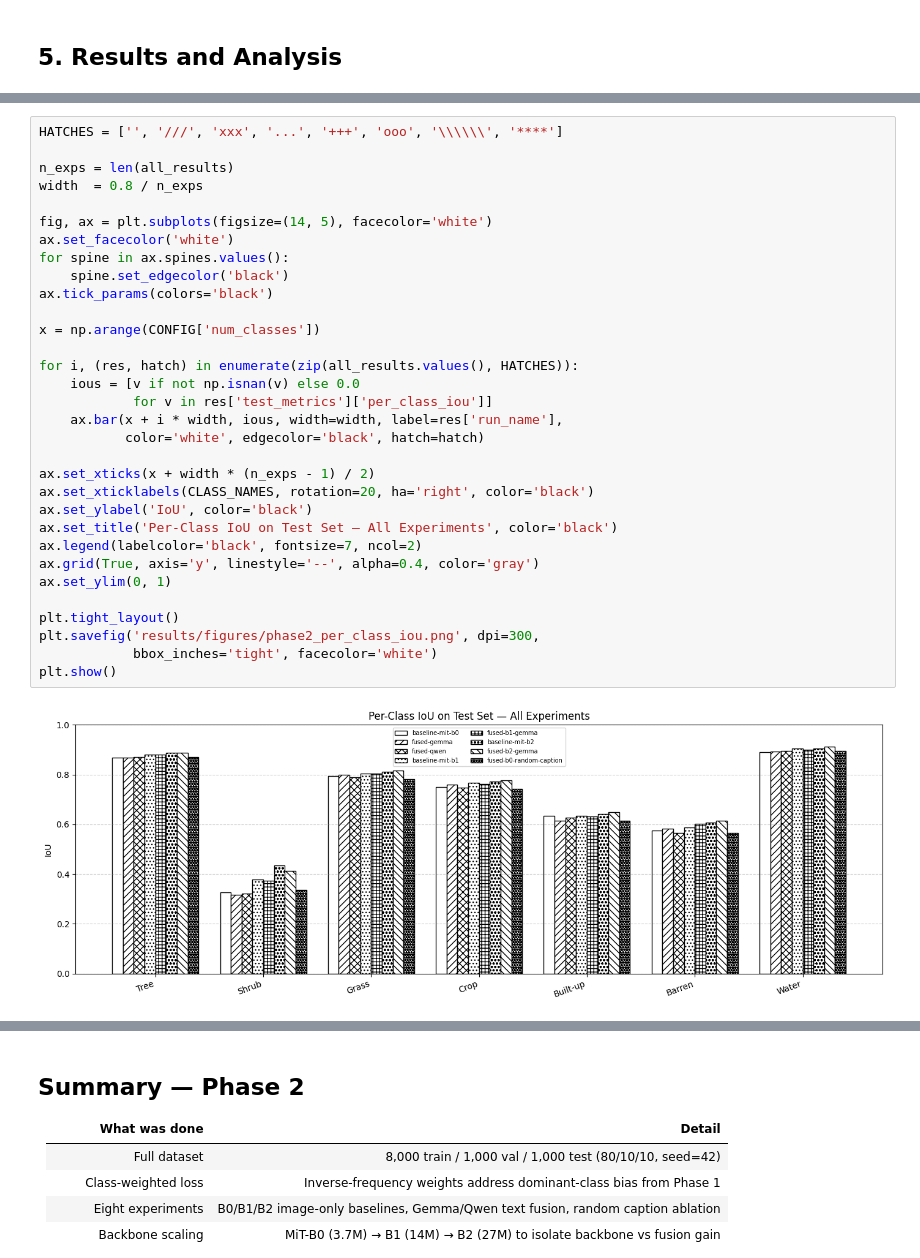
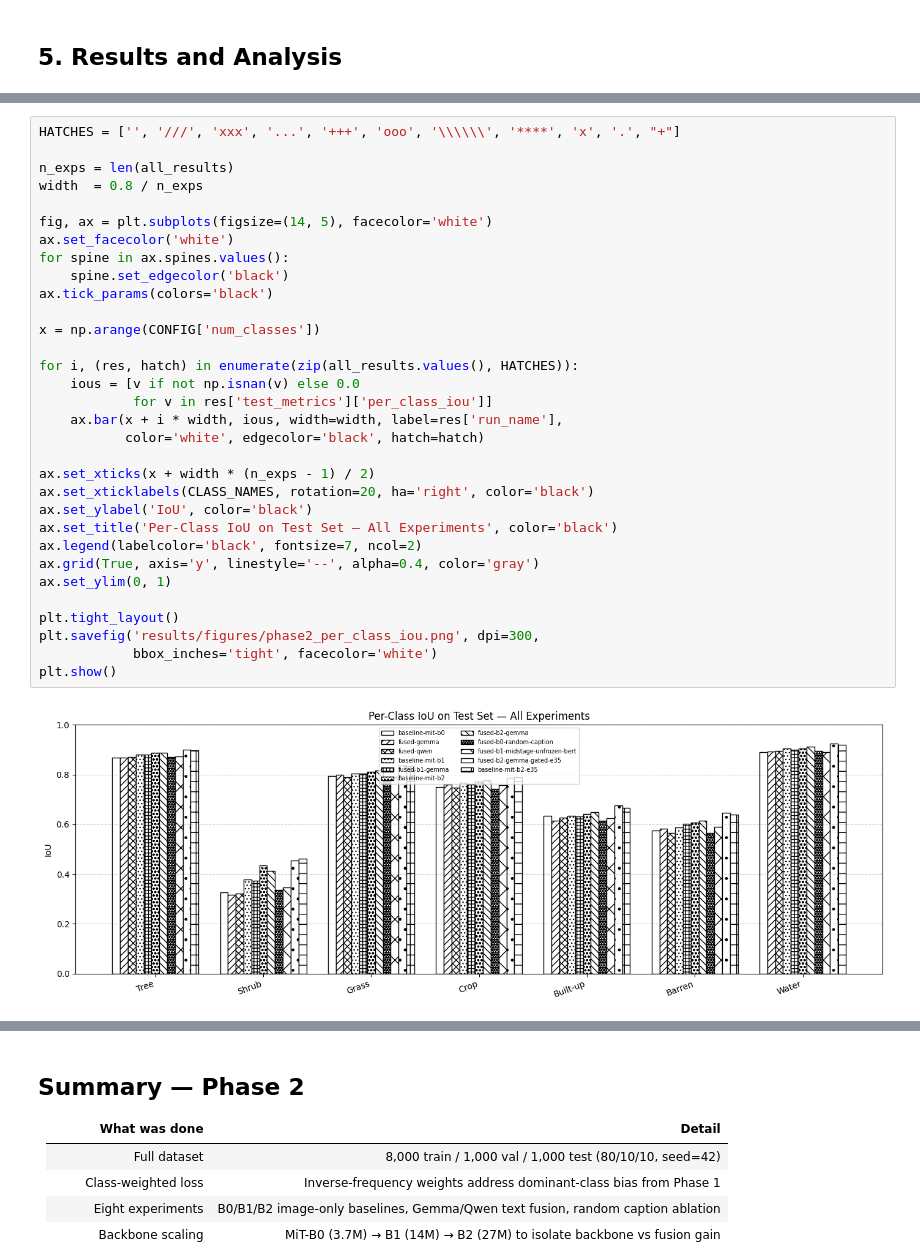
Before and after one commit to ftmoztl/multimodal-landcover-segmentation, a Jupyter notebook: notebooks/phase3_final_results.ipynb, the cells around one changed output, grey strips where cells are left out. Drawn from its saved outputs; the diff is of its cells as text.

```diff
--- a/notebooks/phase3_final_results.ipynb
+++ b/notebooks/phase3_final_results.ipynb
@@ -1318,37 +1559,37 @@ if 'fused_gemma' in all_results and 'fused_random' in all_results:
 # %%
-HATCHES = ['', '///', 'xxx', '...', '+++', 'ooo', '\\\\\\', '****']
+HATCHES = ['', '///', 'xxx', '...', '+++', 'ooo', '\\\\\\', '****', 'x', '.', "+"]
 
 n_exps = len(all_results)
 width  = 0.8 / n_exps
 
 fig, ax = plt.subplots(figsize=(14, 5), facecolor='white')
 ax.set_facecolor('white')
 for spine in ax.spines.values():
     spine.set_edgecolor('black')
 ax.tick_params(colors='black')
 
 x = np.arange(CONFIG['num_classes'])
 
 for i, (res, hatch) in enumerate(zip(all_results.values(), HATCHES)):
     ious = [v if not np.isnan(v) else 0.0
             for v in res['test_metrics']['per_class_iou']]
     ax.bar(x + i * width, ious, width=width, label=res['run_name'],
            color='white', edgecolor='black', hatch=hatch)
 
 ax.set_xticks(x + width * (n_exps - 1) / 2)
 ax.set_xticklabels(CLASS_NAMES, rotation=20, ha='right', color='black')
 ax.set_ylabel('IoU', color='black')
 ax.set_title('Per-Class IoU on Test Set — All Experiments', color='black')
 ax.legend(labelcolor='black', fontsize=7, ncol=2)
 ax.grid(True, axis='y', linestyle='--', alpha=0.4, color='gray')
 ax.set_ylim(0, 1)
 
 plt.tight_layout()
 plt.savefig('results/figures/phase2_per_class_iou.png', dpi=300,
             bbox_inches='tight', facecolor='white')
 plt.show()
 # %% [output]
-[figure, old version]
+[figure, new version]
 # %%
 # I pick 3 samples that show different dominant land cover types via models
 SAMPLE_INDICES = [0, len(val_df) // 2, len(val_df) - 1]
```
Also changed, not shown: parts of 17 cells of this notebook.
